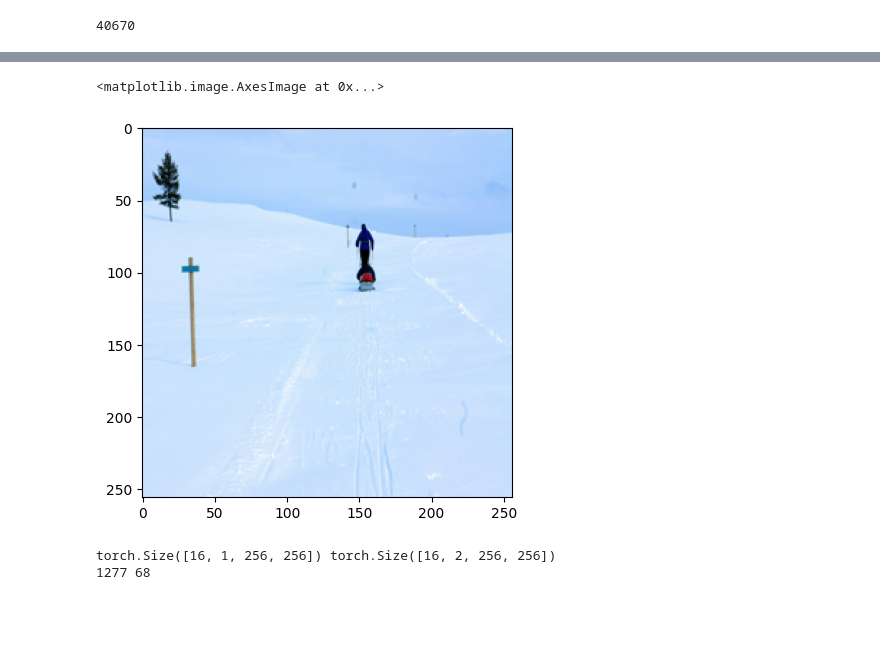
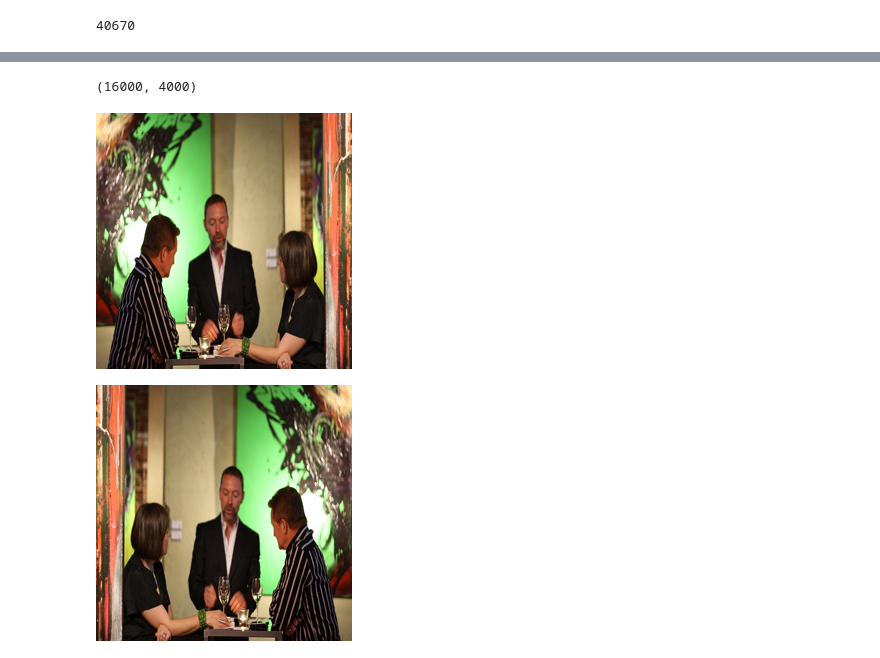
Before and after one commit to paraglondhe098/image-colorization, a Jupyter notebook: notebook.ipynb, the cells around one changed output, grey strips where cells are left out. Saved outputs shown, nothing was run; the diff lists cells and outputs as text; code cells hidden in the pictures; blank space fills up the shorter version.

```diff
--- a/notebook.ipynb
+++ b/notebook.ipynb
@@ -25,7 +20,7 @@ device
 # %% [output]
 device(type='cuda')
 # %%
-paths = glob.glob("/kaggle/input/coco-01-40k/test2017/*.jpg")
+paths = glob.glob("data/images/*.jpg")
 len(paths)
 # %% [output]
 40670
@@ -50,22 +33,5 @@ def denorm(L,ab,stats=(0.5,0.5)):
-# %%
-class ColorizationDataset(Dataset):
-  def __init__(self, paths, split, size):
-    self.paths = paths
-    self.transform = tt.Compose([
-        tt.Resize((size,size),Image.BICUBIC),
-        tt.RandomHorizontalFlip()
-    ]) if split=="train" else tt.Resize((size,size),Image.BICUBIC)
-    self.normalize = tt.Compose([tt.ToTensor(),tt.Normalize((0.5,0.5,0.5),(0.5,0.5,0.5))])
-    self.size = size
-
-  def __getitem__(self, idx):
-    img = Image.open(self.paths[idx]).convert("RGB")
-    img = np.array(self.transform(img))
-    img = cv2.cvtColor(img, cv2.COLOR_RGB2LAB)
-    img = self.normalize(img)
-    L = img[[0], ...]
-    ab = img[[1,2], ...]
-    return L, ab
-
-  def __len__(self):
-    return len(self.paths)
+# %%
+train_paths,val_paths = get_img_paths("data/images/*.jpg",20000,0.2)
+len(train_paths), len(val_paths)
+# %% [output]
+(16000, 4000)
@@ -72,21 +40,18 @@ class ColorizationDataset(Dataset):
 # %%
-SIZE = 256
-train_ds = ColorizationDataset(paths=train_paths, split='train',size = SIZE)
-val_ds = ColorizationDataset(paths=val_paths, split='val',size = SIZE)
+trf = ImageTransformer()
+train_ds = ColorizationDataset(train_paths, "train", 256, preprocessor=trf)
+val_ds = ColorizationDataset(val_paths, "val", 256, preprocessor=trf)
-# %%
-img = (denorm(*train_ds[9]).permute(1,2,0)*255).numpy().astype(np.uint8)
-plt.imshow(cv2.cvtColor(img, cv2.COLOR_LAB2RGB))
-# %% [output]
-<matplotlib.image.AxesImage at 0x...>
-[figure, removed]
+# %%
+train_ds.return_original = True
+img = train_ds[1][2]
+train_ds.return_original = False
+img
+# %% [output]
+[figure, added]
+# %%
+trf.inverse_transform(*train_ds[1])
+# %% [output]
+[figure, added]
 # %%
 train_dl = DataLoader(train_ds, batch_size=16,pin_memory=True,shuffle=True)
 val_dl = DataLoader(val_ds, batch_size=16,pin_memory=True,shuffle=False)
-# %%
-data = next(iter(train_dl))
-Ls, abs = data
-print(Ls.shape, abs.shape)
-print(len(train_dl),len(val_dl))
-# %% [output]
-torch.Size([16, 1, 256, 256]) torch.Size([16, 2, 256, 256])
-1277 68
```
Also changed, not shown: parts of 59 cells of this notebook, 7 other files.
